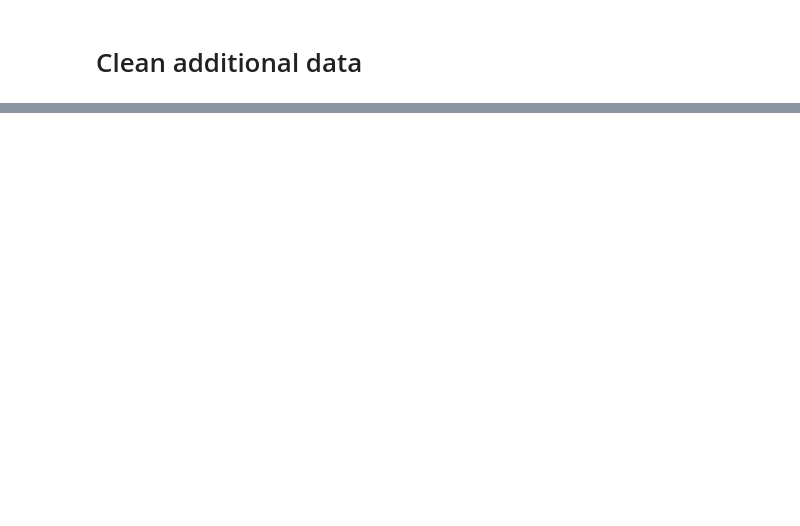
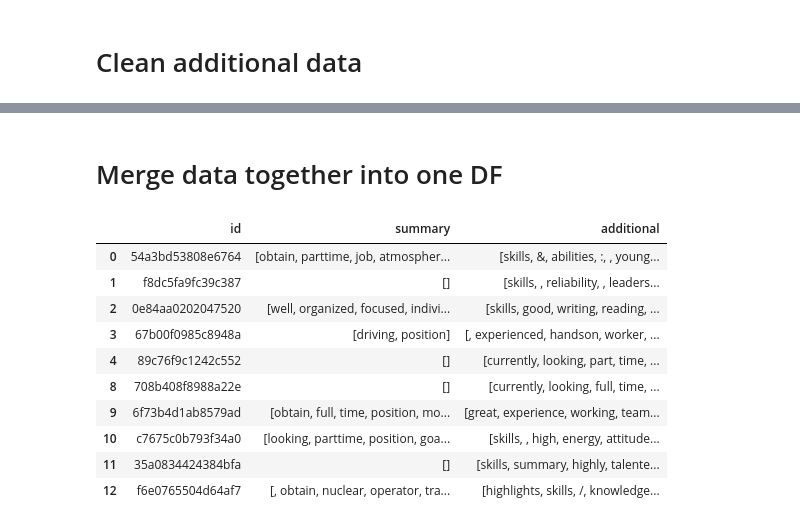
Before and after one commit to btruhand/job-advisor, a Jupyter notebook: sample-cleaning-data.ipynb, the cells around one changed output, grey strips where cells are left out. Cells and saved outputs as stored; diff of their text form; code cells hidden in the pictures; blank space fills up the shorter version.

```diff
--- a/sample-cleaning-data.ipynb
+++ b/sample-cleaning-data.ipynb
@@ -206,3 +280,23 @@ cleaned_additional.head(50,)
 93                                                                                                                                 [im, also, interested, potential, internships, within, game, dev, are ...
 94         [highlights, skills, :, , quick, learner, ,, team, player, ,, effective, communicator, , flexible, availability, shifts, , honest, positive, worker, , team, player, ability, work, independe ...
 Name: additional, dtype: object
+# %% [markdown]
+# Merge data together into one DF
+# %%
+dataset_ids = dataset['id']
+merged_and_cleaned = pd.merge(dataset_ids, cleaned_summary, left_index=True, right_index=True, how='inner')
+merged_and_cleaned = pd.merge(merged_and_cleaned, cleaned_additional, left_index=True, right_index=True, how='inner')
+
+merged_and_cleaned.head(10)
+# %% [output]
+|  | id | summary | additional |
+| 0 | 54a3bd53808e6764 | [obtain, parttime, job, atmospher... | [skills, &, abilities, :, , young... |
+| 1 | f8dc5fa9fc39c387 | [] | [skills, , reliability, , leaders... |
+| 2 | 0e84aa0202047520 | [well, organized, focused, indivi... | [skills, good, writing, reading, ... |
+| 3 | 67b00f0985c8948a | [driving, position] | [, experienced, handson, worker, ... |
+| 4 | 89c76f9c1242c552 | [] | [currently, looking, part, time, ... |
+| 8 | 708b408f8988a22e | [] | [currently, looking, full, time, ... |
+| 9 | 6f73b4d1ab8579ad | [obtain, full, time, position, mo... | [great, experience, working, team... |
+| 10 | c7675c0b793f34a0 | [looking, parttime, position, goa... | [skills, , high, energy, attitude... |
+| 11 | 35a0834424384bfa | [] | [skills, summary, highly, talente... |
+| 12 | f6e0765504d64af7 | [, obtain, nuclear, operator, tra... | [highlights, skills, /, knowledge... |
```
Also changed, not shown: parts of 11 cells of this notebook, 4 other files.
